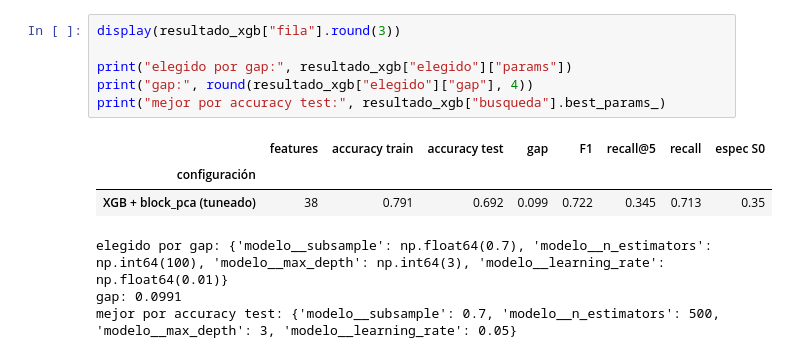
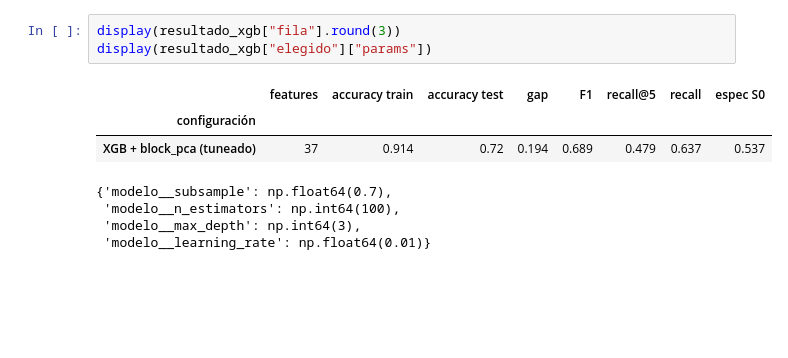
Before and after one commit to maxiricalde/data4cyber, a Jupyter notebook: Colab/SUPERVISADO.ipynb, the cells around one changed output. Saved outputs shown, nothing was run; the diff lists cells and outputs as text; blank space fills up the shorter version.

```diff
--- a/Colab/NotebookAnteriores/SUPERVISADO.ipynb
+++ b/Colab/SUPERVISADO.ipynb
@@ -355,13 +371,11 @@ Fitting 8 folds for each of 20 candidates, totalling 160 fits
-# %%
-display(resultado_xgb["fila"].round(3))
-
-print("elegido por gap:", resultado_xgb["elegido"]["params"])
-print("gap:", round(resultado_xgb["elegido"]["gap"], 4))
-print("mejor por accuracy test:", resultado_xgb["busqueda"].best_params_)
-# %% [output]
-|  | features | accuracy train | accuracy test | gap | F1 | recall@5 | recall | espec S0 |
-| configuración |  |  |  |  |  |  |  |  |
-| XGB + block_pca (tuneado) | 38 | 0.791 | 0.692 | 0.099 | 0.722 | 0.345 | 0.713 | 0.35 |
-elegido por gap: {'modelo__subsample': np.float64(0.7), 'modelo__n_estimators': np.int64(100), 'modelo__max_depth': np.int64(3), 'modelo__learning_rate': np.float64(0.01)}
-gap: 0.0991
-mejor por accuracy test: {'modelo__subsample': 0.7, 'modelo__n_estimators': 500, 'modelo__max_depth': 3, 'modelo__learning_rate': 0.05}
+# %%
+display(resultado_xgb["fila"].round(3))
+display(resultado_xgb["elegido"]["params"])
+# %% [output]
+|  | features | accuracy train | accuracy test | gap | F1 | recall@5 | recall | espec S0 |
+| configuración |  |  |  |  |  |  |  |  |
+| XGB + block_pca (tuneado) | 37 | 0.914 | 0.72 | 0.194 | 0.689 | 0.479 | 0.637 | 0.537 |
+{'modelo__subsample': np.float64(0.7),
+ 'modelo__n_estimators': np.int64(100),
+ 'modelo__max_depth': np.int64(3),
+ 'modelo__learning_rate': np.float64(0.01)}
```
Also changed, not shown: parts of 52 cells of this notebook, 32 other files.
